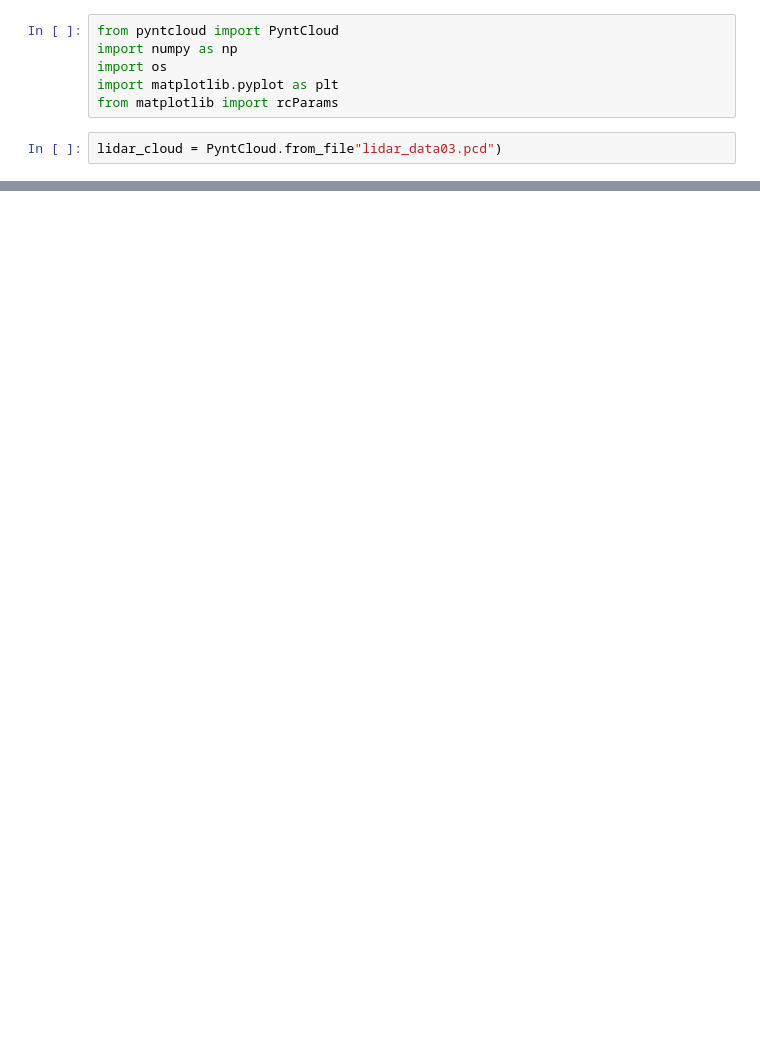
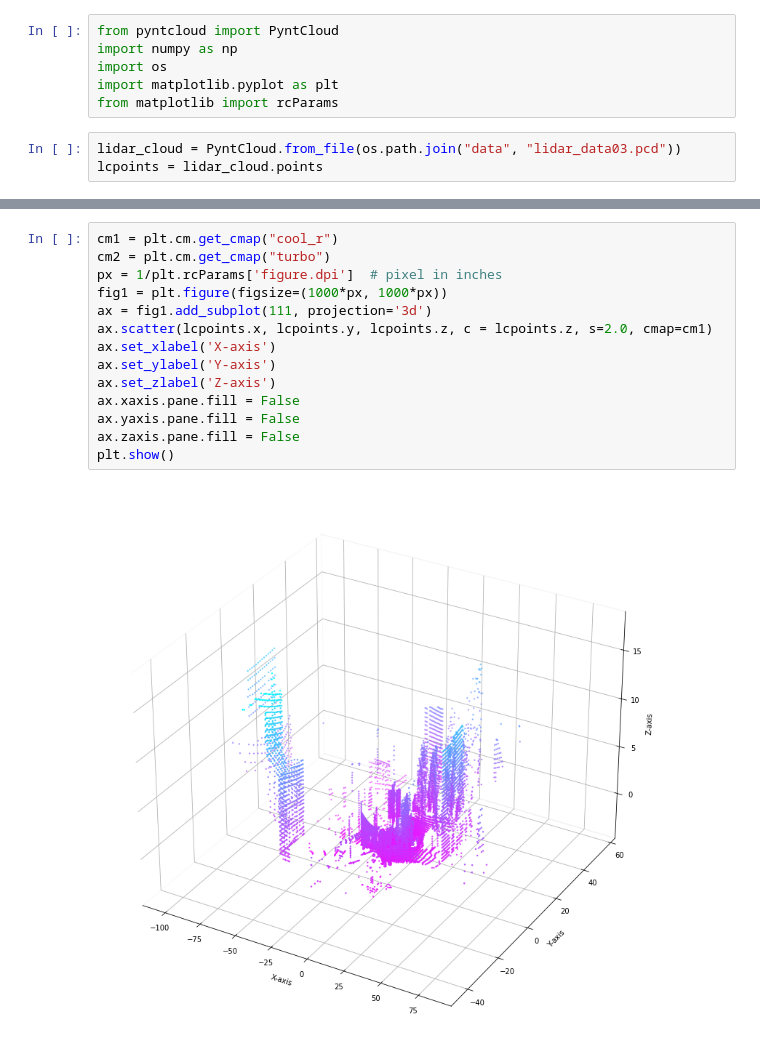
Before and after one commit to horverno/lidar-tinkering-ipython, a Jupyter notebook: display lidar data.ipynb, the cells around one changed output, grey strips where cells are left out. Drawn from its saved outputs; the diff is of its cells as text; blank space fills up the shorter version.

```diff
--- a/display lidar data.ipynb
+++ b/display lidar data.ipynb
@@ -5,4 +5,5 @@ import os
 import matplotlib.pyplot as plt
 from matplotlib import rcParams
 # %%
-lidar_cloud = PyntCloud.from_file"lidar_data03.pcd")
+lidar_cloud = PyntCloud.from_file(os.path.join("data", "lidar_data03.pcd"))
+lcpoints = lidar_cloud.points
@@ -16,0 +20,16 @@ Current path = c:\github\lidar-tinkering-ipython
+# %%
+cm1 = plt.cm.get_cmap("cool_r")
+cm2 = plt.cm.get_cmap("turbo")
+px = 1/plt.rcParams['figure.dpi']  # pixel in inches
+fig1 = plt.figure(figsize=(1000*px, 1000*px))
+ax = fig1.add_subplot(111, projection='3d')
+ax.scatter(lcpoints.x, lcpoints.y, lcpoints.z, c = lcpoints.z, s=2.0, cmap=cm1)
+ax.set_xlabel('X-axis')
+ax.set_ylabel('Y-axis')
+ax.set_zlabel('Z-axis')
+ax.xaxis.pane.fill = False
+ax.yaxis.pane.fill = False
+ax.zaxis.pane.fill = False
+plt.show()
+# %% [output]
+[figure, added]
```
Also changed, not shown: parts of 4 cells of this notebook.
